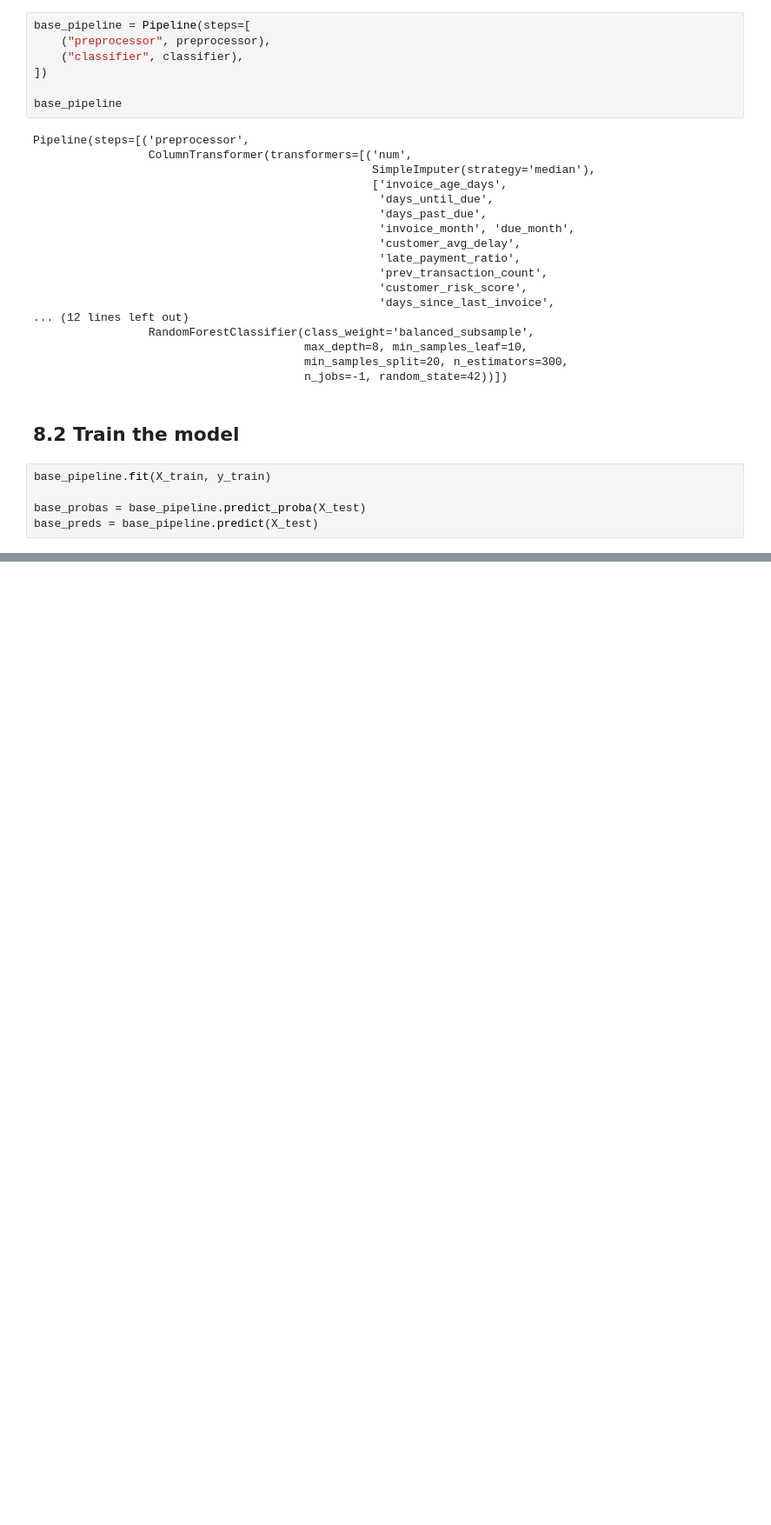
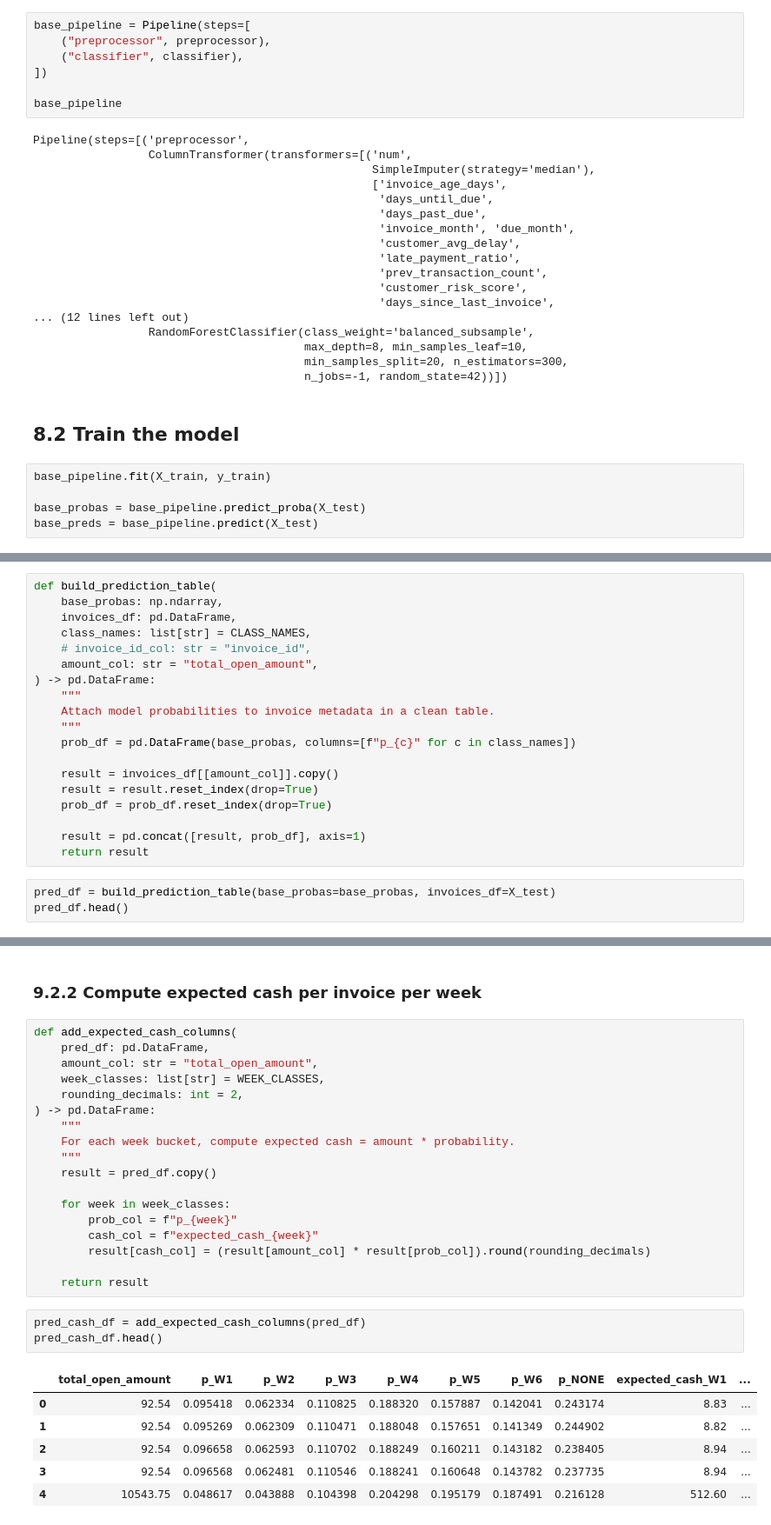
Before and after one commit to EwaltsJ/cf_copilot, a Jupyter notebook: notebooks/cashflow_forecast_ewaltsj.ipynb, the cells around one changed output, grey strips where cells are left out. Shown at 87% size. Drawn from its saved outputs; the diff is of its cells as text; blank space fills up the shorter version.

```diff
--- a/notebooks/cashflow_forecast_ewaltsj.ipynb
+++ b/notebooks/cashflow_forecast_ewaltsj.ipynb
@@ -621,0 +739,22 @@ base_preds = base_pipeline.predict(X_test)
+# %%
+def build_prediction_table(
+    base_probas: np.ndarray,
+    invoices_df: pd.DataFrame,
+    class_names: list[str] = CLASS_NAMES,
+    # invoice_id_col: str = "invoice_id",
+    amount_col: str = "total_open_amount",
+) -> pd.DataFrame:
+    """
+    Attach model probabilities to invoice metadata in a clean table.
+    """
+    prob_df = pd.DataFrame(base_probas, columns=[f"p_{c}" for c in class_names])
+
+    result = invoices_df[[amount_col]].copy()
+    result = result.reset_index(drop=True)
+    prob_df = prob_df.reset_index(drop=True)
+
+    result = pd.concat([result, prob_df], axis=1)
+    return result
+# %%
+pred_df = build_prediction_table(base_probas=base_probas, invoices_df=X_test)
+pred_df.head()
@@ -621,0 +768,30 @@ base_preds = base_pipeline.predict(X_test)
+# %% [markdown]
+### 9.2.2 Compute expected cash per invoice per week
+# %%
+def add_expected_cash_columns(
+    pred_df: pd.DataFrame,
+    amount_col: str = "total_open_amount",
+    week_classes: list[str] = WEEK_CLASSES,
+    rounding_decimals: int = 2,
+) -> pd.DataFrame:
+    """
+    For each week bucket, compute expected cash = amount * probability.
+    """
+    result = pred_df.copy()
+
+    for week in week_classes:
+        prob_col = f"p_{week}"
+        cash_col = f"expected_cash_{week}"
+        result[cash_col] = (result[amount_col] * result[prob_col]).round(rounding_decimals)
+
+    return result
+# %%
+pred_cash_df = add_expected_cash_columns(pred_df)
+pred_cash_df.head()
+# %% [output]
+|  | total_open_amount | p_W1 | p_W2 | p_W3 | p_W4 | p_W5 | p_W6 | p_NONE | expected_cash_W1 | ... |
+| 0 | 92.54 | 0.095418 | 0.062334 | 0.110825 | 0.188320 | 0.157887 | 0.142041 | 0.243174 | 8.83 | ... |
+| 1 | 92.54 | 0.095269 | 0.062309 | 0.110471 | 0.188048 | 0.157651 | 0.141349 | 0.244902 | 8.82 | ... |
+| 2 | 92.54 | 0.096658 | 0.062593 | 0.110702 | 0.188249 | 0.160211 | 0.143182 | 0.238405 | 8.94 | ... |
+| 3 | 92.54 | 0.096568 | 0.062481 | 0.110546 | 0.188241 | 0.160648 | 0.143782 | 0.237735 | 8.94 | ... |
+| 4 | 10543.75 | 0.048617 | 0.043888 | 0.104398 | 0.204298 | 0.195179 | 0.187491 | 0.216128 | 512.60 | ... |
```
Also changed, not shown: parts of 26 cells of this notebook.
